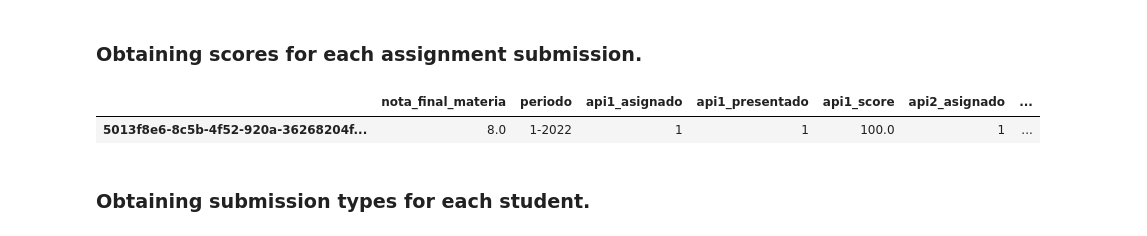
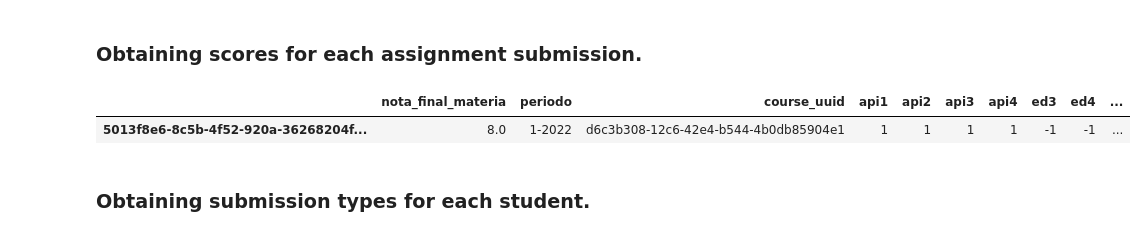
Before and after one commit to bautidea/course_approve_detection, a Jupyter notebook: notebok.ipynb, the cells around one changed output. Saved outputs shown, nothing was run; the diff lists cells and outputs as text; code cells hidden in the pictures.

```diff
--- a/notebok.ipynb
+++ b/notebok.ipynb
@@ -534,53 +492,31 @@ data.sample()
 # %% [markdown]
 ### Obtaining scores for each assignment submission.
 # %%
-
-submitted_ass_score_df = student_df.groupby(['index', 'submitted_ass'])['score'].mean().reset_index()
+assignment_score_df = student_df.groupby(['index', 'submitted_ass'])['score'].mean().reset_index()
+assignment_score_df['submitted_ass'] = assignment_score_df['submitted_ass'] + '_score'
 
 # Creating a pivot table in order to transform the different assignments into columns.
-submitted_ass_score_df = submitted_ass_score_df.pivot(index='index', columns='submitted_ass', values='score').reset_index().rename_axis(None, axis=1)
+assignment_score_df = assignment_score_df.pivot(index='index', columns='submitted_ass', values='score').reset_index().rename_axis(None, axis=1)
 
 # Droping index col, and assigning it as index.
-submitted_ass_score_df.index = submitted_ass_score_df['index'].values
-submitted_ass_score_df.drop(columns='index', inplace=True)
+assignment_score_df.index = assignment_score_df['index'].values
+assignment_score_df.drop(columns='index', inplace=True)
 
 # Merging information.
-data = data.merge(submitted_ass_score_df, left_index=True, right_index=True, how='left')
+data = data.merge(assignment_score_df, left_index=True, right_index=True, how='left')
 
 # Filling nans with 0, this means that the student has no information about that assessment.
 # And transforming type into int for those columns.
 for col in assessment_cols:
-    data[col] = data[col].fillna(0)
-    data[col] = data[col].astype(float)
-    data[col] = np.round(data[col],2)
+    name = f'{col}_score'
+    data[name] = data[name].fillna(0)
+    data[name] = data[name].astype(float)
+    data[name] = np.round(data[name],2)
 
-    rename = {col : f'{col}_score'}
-    data.rename(columns=rename, inplace=True)
-
-data['otros_trabajos'] = data['otros_trabajos'].fillna(0)
-data['otros_trabajos'] = data['otros_trabajos'].astype(float)
-data['otros_trabajos'] = np.round(data['otros_trabajos'],2)
-data.rename(columns={'otros_trabajos': 'otros_trabajos_score'}, inplace=True)
+data.sample()
+# %% [output]
+|  | nota_final_materia | periodo | course_uuid | api1 | api2 | api3 | api4 | ed3 | ed4 | ... |
+| 5013f8e6-8c5b-4f52-920a-36268204f... | 8.0 | 1-2022 | d6c3b308-12c6-42e4-b544-4b0db85904e1 | 1 | 1 | 1 | 1 | -1 | -1 | ... |
-# %%
-# Going to sort columns alphabetically
-sorted_columns = data.columns.to_list()
-# Removing columns so they dont get sorted.
-sorted_columns.remove('nota_final_materia')
-sorted_columns.remove('periodo')
-sorted_columns.remove('course_uuid')
-
-sorted_columns.sort()
-
-# Appending columns in 1st place
-sorted_columns.insert(0,'nota_final_materia')
-sorted_columns.insert(1,'periodo')
-sorted_columns.append('course_uuid')
-
-data = data[sorted_columns].copy()
-data.sample()
-# %% [output]
-|  | nota_final_materia | periodo | api1_asignado | api1_presentado | api1_score | api2_asignado | ... |
-| 5013f8e6-8c5b-4f52-920a-36268204f... | 8.0 | 1-2022 | 1 | 1 | 100.0 | 1 | ... |
 # %% [markdown]
 ### Obtaining submission types for each student.
 # %%
```
Also changed, not shown: parts of 26 cells of this notebook.
